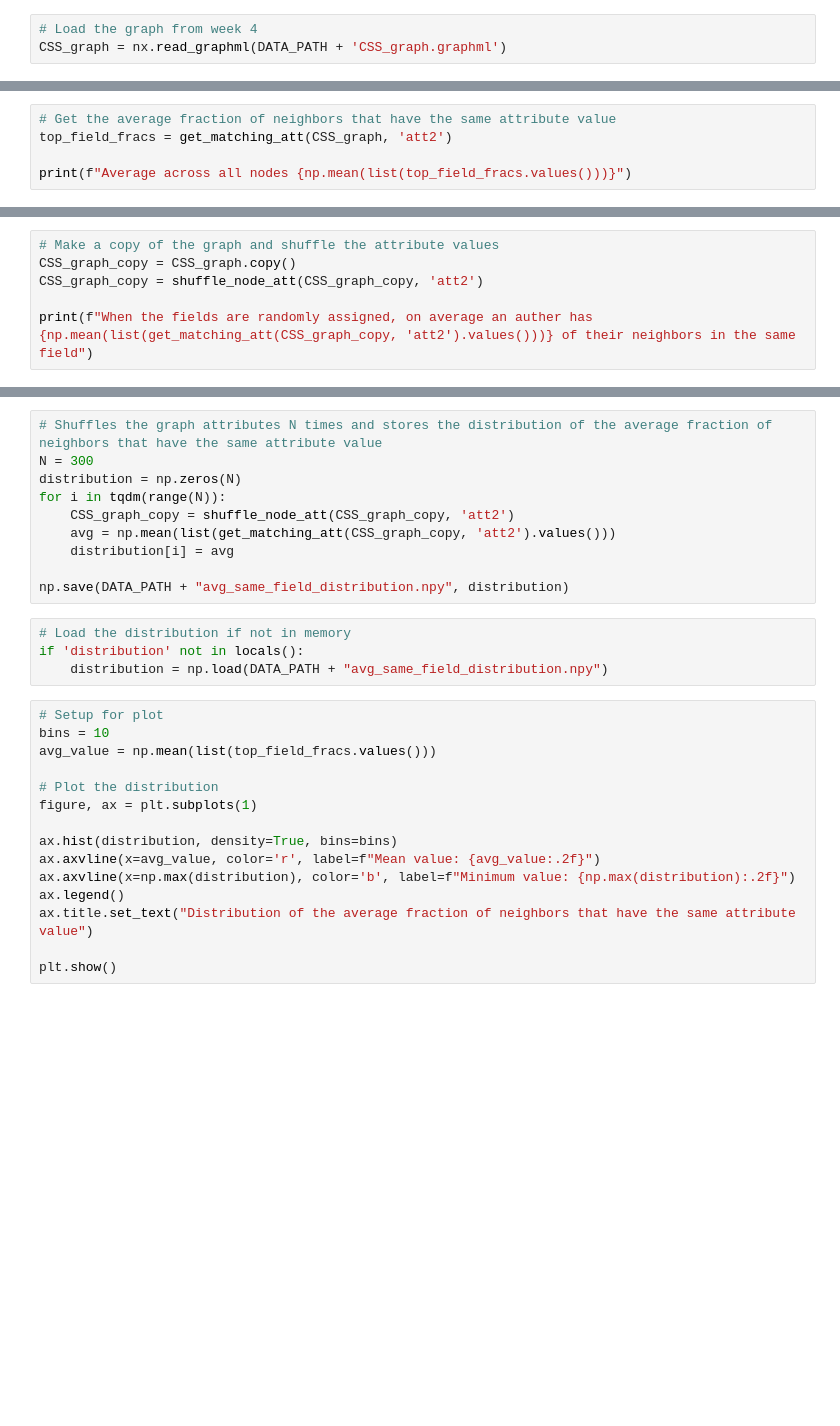
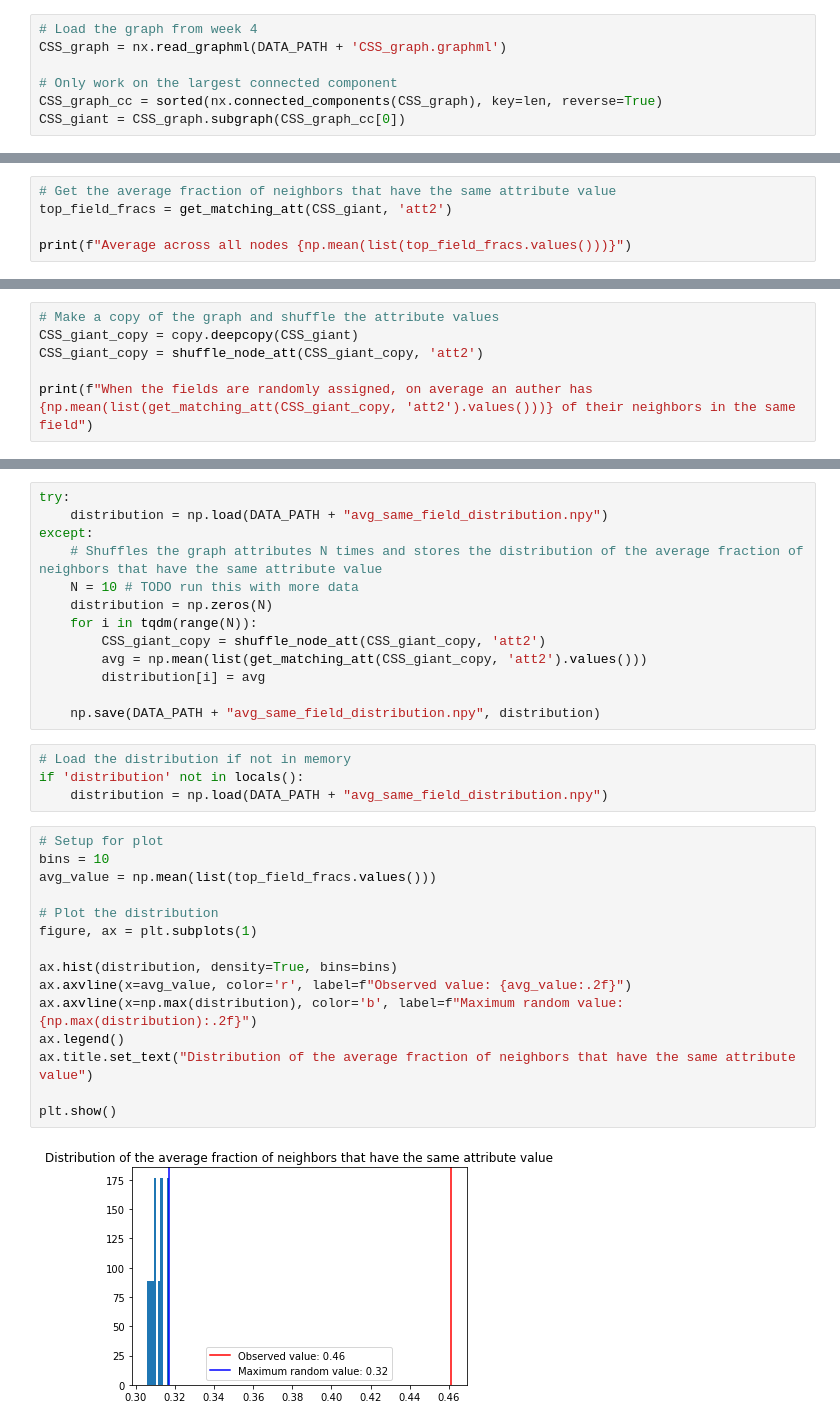
Before and after one commit to davidAlvaBro/comsocsci2023, a Jupyter notebook: Assignment2.ipynb, the cells around one changed output, grey strips where cells are left out. Cells and saved outputs as stored; diff of their text form; blank space fills up the shorter version.

```diff
--- a/Assignment2.ipynb
+++ b/Assignment2.ipynb
@@ -26,6 +29,10 @@ DATA_PATH = "my_data/"
 # %%
 # Load the graph from week 4
 CSS_graph = nx.read_graphml(DATA_PATH + 'CSS_graph.graphml')
+
+# Only work on the largest connected component
+CSS_graph_cc = sorted(nx.connected_components(CSS_graph), key=len, reverse=True)
+CSS_giant = CSS_graph.subgraph(CSS_graph_cc[0])
 # %%
 # Function to calculate the fraction of neighbors that have the same attribute value
 def get_matching_att(graph, att):
@@ -57,7 +64,7 @@ def get_matching_att(graph, att):
     return match_frac
 # %%
 # Get the average fraction of neighbors that have the same attribute value
-top_field_fracs = get_matching_att(CSS_graph, 'att2')
+top_field_fracs = get_matching_att(CSS_giant, 'att2')
 
 print(f"Average across all nodes {np.mean(list(top_field_fracs.values()))}")
 # %% [output]
@@ -89,8 +96,8 @@ def shuffle_node_att(graph, att):
     return graph
 # %%
 # Make a copy of the graph and shuffle the attribute values
-CSS_graph_copy = CSS_graph.copy()
-CSS_graph_copy = shuffle_node_att(CSS_graph_copy, 'att2')
+CSS_giant_copy = copy.deepcopy(CSS_giant)
+CSS_giant_copy = shuffle_node_att(CSS_giant_copy, 'att2')
 
-print(f"When the fields are randomly assigned, on average an auther has {np.mean(list(get_matching_att(CSS_graph_copy, 'att2').values()))} of their neighbors in the same field")
+print(f"When the fields are randomly assigned, on average an auther has {np.mean(list(get_matching_att(CSS_giant_copy, 'att2').values()))} of their neighbors in the same field")
 # %% [output]
@@ -98,15 +105,18 @@ When the fields are randomly assigned, on average an auther has 0.28486947573799
 # %% [markdown]
 ### Repeat the point above 100 times (at least). Plot the distribution of the values obtained and compare it with the value you have found for the real graph. Is the chance to connect to a member of the same field significantly higher than it would be by chance?
 # %%
-# Shuffles the graph attributes N times and stores the distribution of the average fraction of neighbors that have the same attribute value
-N = 300
-distribution = np.zeros(N)
-for i in tqdm(range(N)):
-    CSS_graph_copy = shuffle_node_att(CSS_graph_copy, 'att2')
-    avg = np.mean(list(get_matching_att(CSS_graph_copy, 'att2').values()))
-    distribution[i] = avg
+try:
+    distribution = np.load(DATA_PATH + "avg_same_field_distribution.npy")
+except:
+    # Shuffles the graph attributes N times and stores the distribution of the average fraction of neighbors that have the same attribute value
+    N = 10 # TODO run this with more data
+    distribution = np.zeros(N)
+    for i in tqdm(range(N)):
+        CSS_giant_copy = shuffle_node_att(CSS_giant_copy, 'att2')
+        avg = np.mean(list(get_matching_att(CSS_giant_copy, 'att2').values()))
+        distribution[i] = avg
 
-np.save(DATA_PATH + "avg_same_field_distribution.npy", distribution)
+    np.save(DATA_PATH + "avg_same_field_distribution.npy", distribution)
 # %%
 # Load the distribution if not in memory
 if 'distribution' not in locals():
@@ -114,18 +124,20 @@ if 'distribution' not in locals():
 # %%
 # Setup for plot
 bins = 10
 avg_value = np.mean(list(top_field_fracs.values()))
 
 # Plot the distribution
 figure, ax = plt.subplots(1)
 
 ax.hist(distribution, density=True, bins=bins)
-ax.axvline(x=avg_value, color='r', label=f"Mean value: {avg_value:.2f}")
-ax.axvline(x=np.max(distribution), color='b', label=f"Minimum value: {np.max(distribution):.2f}")
+ax.axvline(x=avg_value, color='r', label=f"Observed value: {avg_value:.2f}")
+ax.axvline(x=np.max(distribution), color='b', label=f"Maximum random value: {np.max(distribution):.2f}")
 ax.legend()
 ax.title.set_text("Distribution of the average fraction of neighbors that have the same attribute value")
 
 plt.show()
+# %% [output]
+[figure, added]
 # %% [markdown]
 In the plot we see the distribution of the average fraction of coauthers of the same field each author has. The red line indicates our observed dataset as one datapoint, while the blue line indicates the largest value in the randomly generated datasets.
 
```
Also changed, not shown: parts of 34 cells of this notebook.
